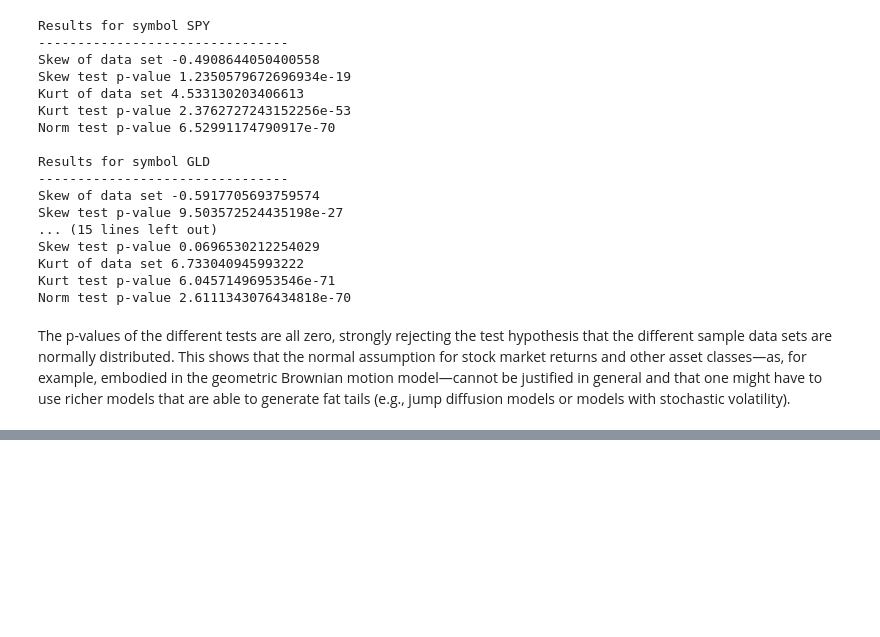
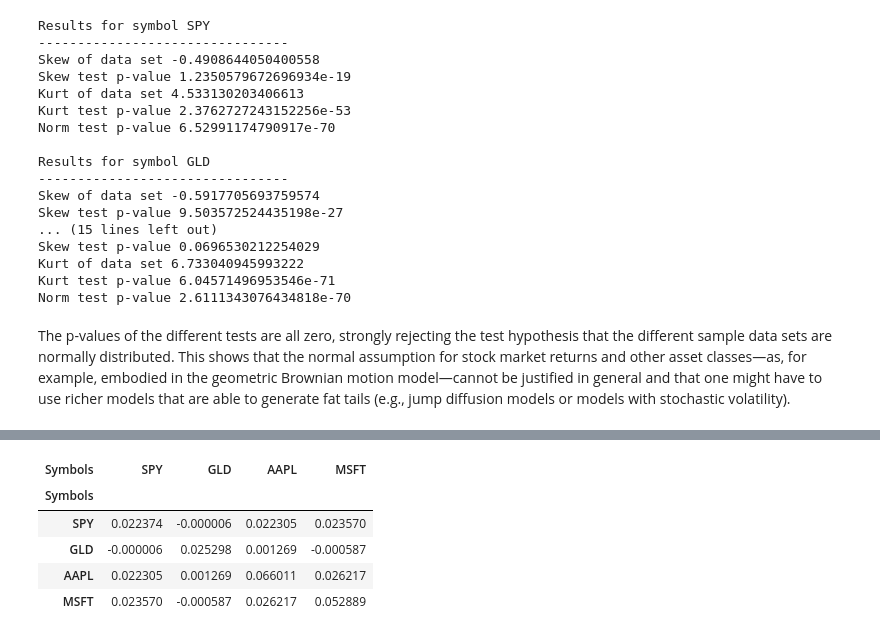
Before and after one commit to bhavinmoriya/Python-for-Financial-Analysis-and-Algorithmic-Trading, a Jupyter notebook: python-for-finance-statistics.ipynb, the cells around one changed output, grey strips where cells are left out. Cells and saved outputs as stored; diff of their text form; code cells hidden in the pictures; blank space fills up the shorter version.

```diff
--- a/python-for-finance-statistics.ipynb
+++ b/python-for-finance-statistics.ipynb
@@ -330,0 +368,9 @@ jump diffusion models or models with stochastic volatility).
+# %%
+rets.cov() * 252
+# %% [output]
+| Symbols | SPY | GLD | AAPL | MSFT |
+| Symbols |  |  |  |  |
+| SPY | 0.022374 | -0.000006 | 0.022305 | 0.023570 |
+| GLD | -0.000006 | 0.025298 | 0.001269 | -0.000587 |
+| AAPL | 0.022305 | 0.001269 | 0.066011 | 0.026217 |
+| MSFT | 0.023570 | -0.000587 | 0.026217 | 0.052889 |
```
Also changed, not shown: parts of 9 cells of this notebook.
